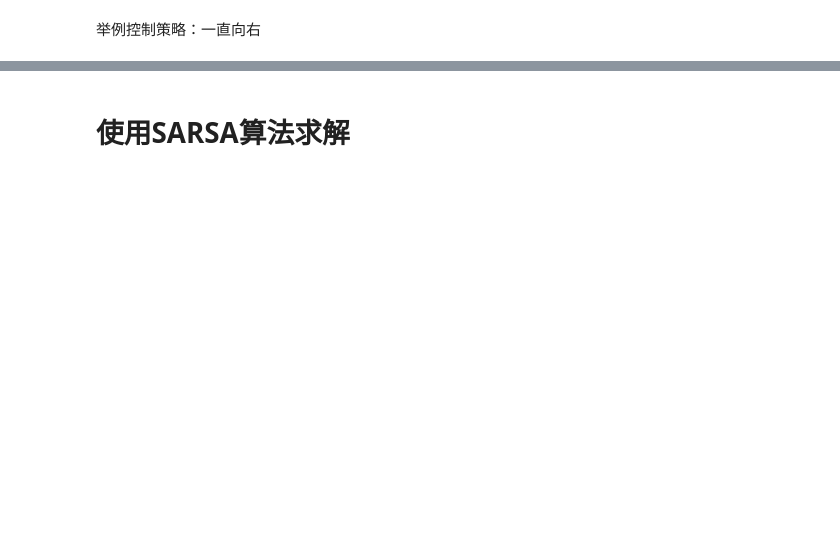
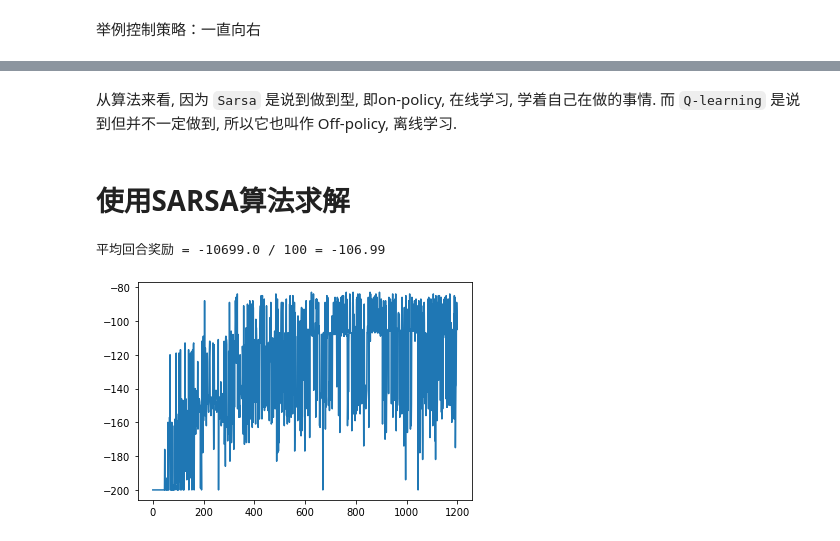
Before and after one commit to NearlyHeadlessJack/rl-book, a Jupyter notebook: 2022 期中/MTB.ipynb, the cells around one changed output, grey strips where cells are left out. Saved outputs shown, nothing was run; the diff lists cells and outputs as text; code cells hidden in the pictures; blank space fills up the shorter version.

```diff
--- a/2022 期中/MTB.ipynb
+++ b/2022 期中/MTB.ipynb
@@ -51,3 +67,5 @@ ax.legend()
+# %% [markdown]
+从算法来看, 因为 `Sarsa` 是说到做到型, 即on-policy, 在线学习, 学着自己在做的事情. 而 `Q-learning` 是说到但并不一定做到, 所以它也叫作 Off-policy, 离线学习.
 # %% [markdown]
 # 使用SARSA算法求解
 # %%
@@ -135,16 +153,19 @@ def play_sarsa(env, agent, train=False, render=False):
 # %%
 agent = SARSAAgent(env)
 
 # 训练
-episodes = 400
+episodes = 1200
 episode_rewards = []
 for episode in range(episodes):
     episode_reward = play_sarsa(env, agent, train=True)
     episode_rewards.append(episode_reward)
 plt.plot(episode_rewards)
 
 # 测试
 agent.epsilon = 0. # 取消探索
 episode_rewards = [play_sarsa(env, agent) for _ in range(100)]
 print('平均回合奖励 = {} / {} = {}'.format(sum(episode_rewards),
         len(episode_rewards), np.mean(episode_rewards)))
+# %% [output]
+平均回合奖励 = -10699.0 / 100 = -106.99
+[figure, added]
```
Also changed, not shown: parts of 5 cells of this notebook, 7 other files.
